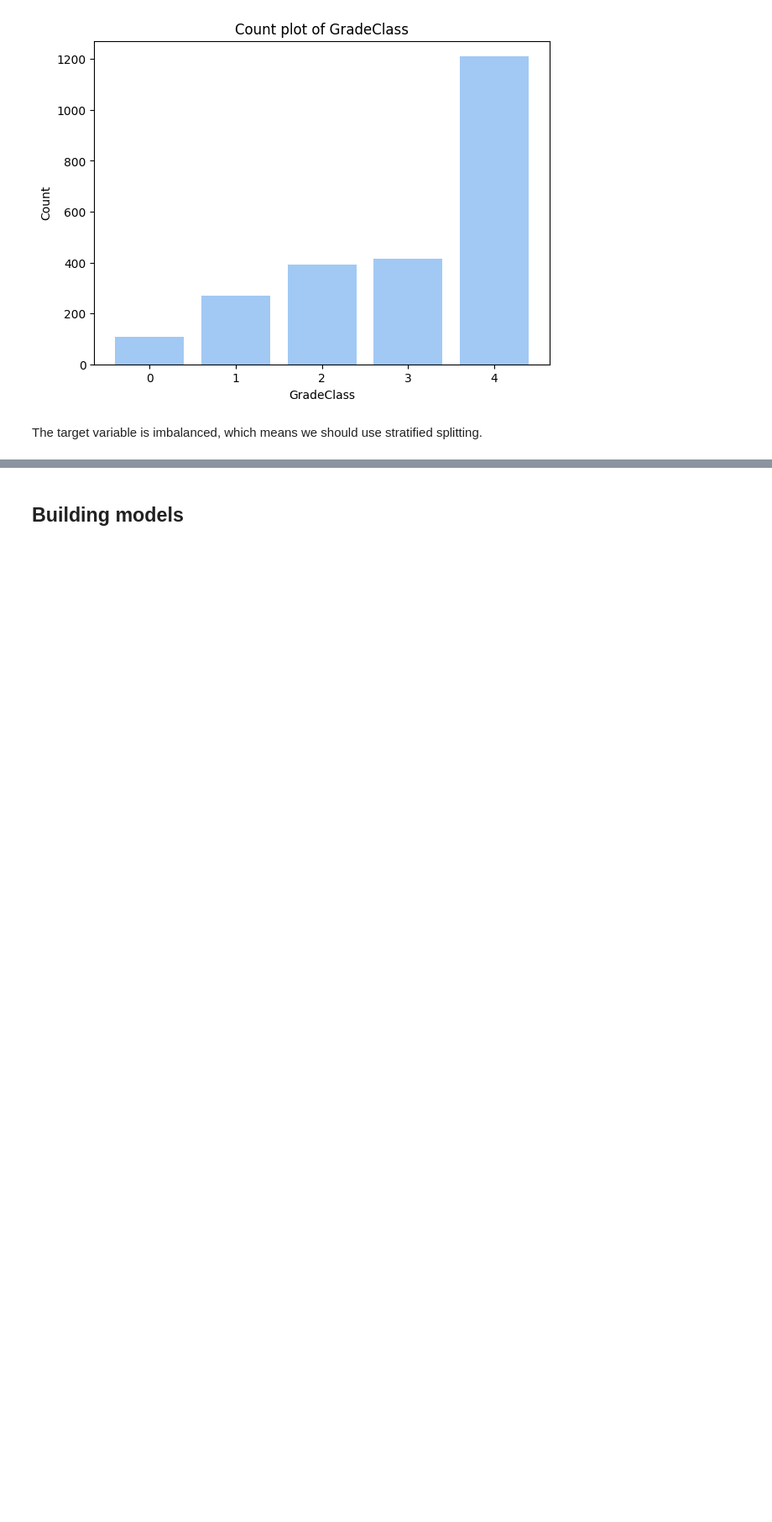
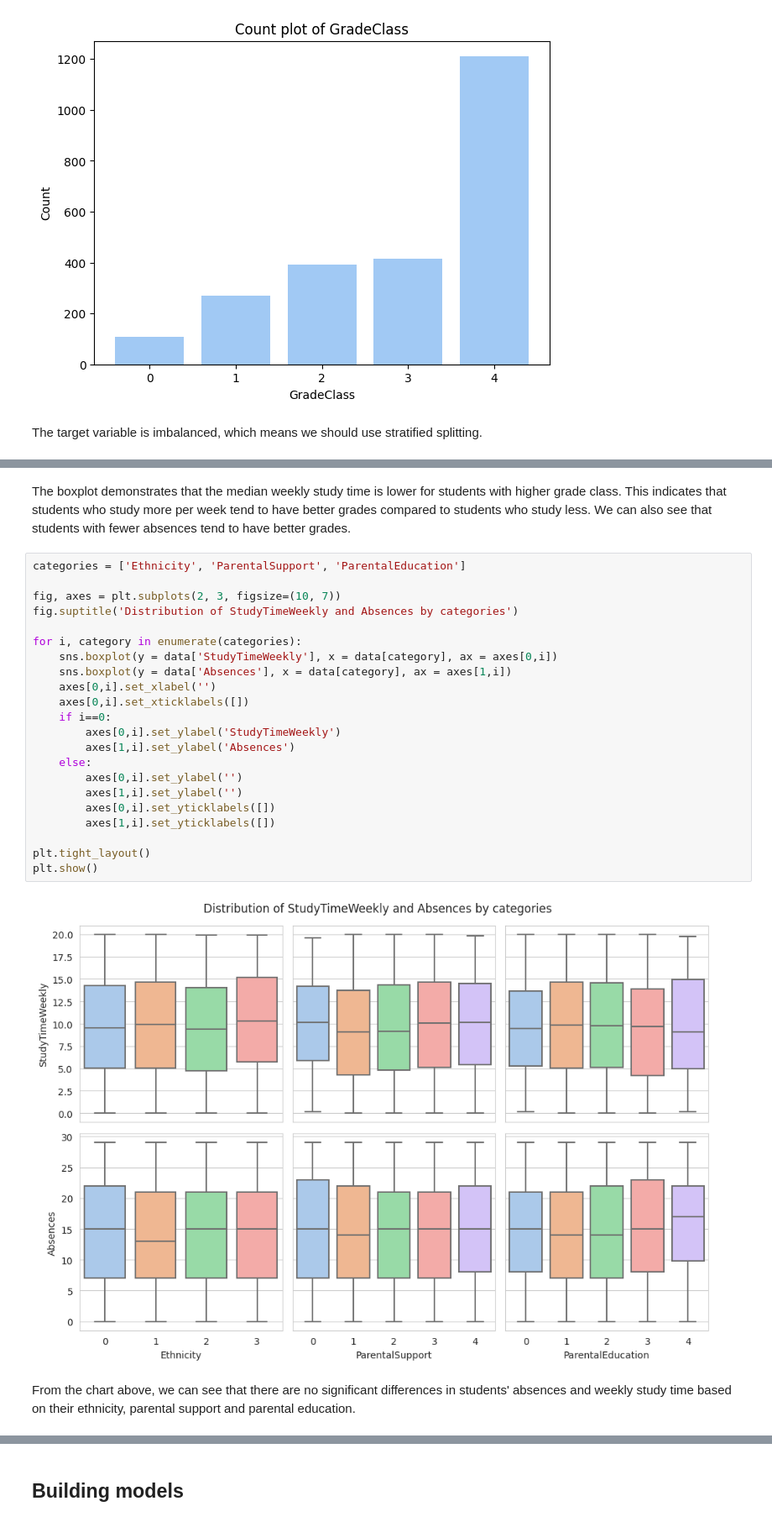
Before and after one commit to dstpnwska/StudentsPerformance, a Jupyter notebook: students-performance.ipynb, the cells around one changed output, grey strips where cells are left out. Shown at 84% size. Cells and saved outputs as stored; diff of their text form; blank space fills up the shorter version.

```diff
--- a/students-performance.ipynb
+++ b/students-performance.ipynb
@@ -207,0 +218,28 @@ The target variable is imbalanced, which means we should use stratified splittin
+# %% [markdown]
+The boxplot demonstrates that the median weekly study time is lower for students with higher grade class. This indicates that students who study more per week tend to have better grades compared to students who study less. We can also see that students with fewer absences tend to have better grades.
+# %%
+categories = ['Ethnicity', 'ParentalSupport', 'ParentalEducation']
+
+fig, axes = plt.subplots(2, 3, figsize=(10, 7))
+fig.suptitle('Distribution of StudyTimeWeekly and Absences by categories')
+
+for i, category in enumerate(categories):
+    sns.boxplot(y = data['StudyTimeWeekly'], x = data[category], ax = axes[0,i])
+    sns.boxplot(y = data['Absences'], x = data[category], ax = axes[1,i])
+    axes[0,i].set_xlabel('')
+    axes[0,i].set_xticklabels([])
+    if i==0:
+        axes[0,i].set_ylabel('StudyTimeWeekly')
+        axes[1,i].set_ylabel('Absences')
+    else:
+        axes[0,i].set_ylabel('')
+        axes[1,i].set_ylabel('')
+        axes[0,i].set_yticklabels([])
+        axes[1,i].set_yticklabels([])
+
+plt.tight_layout()
+plt.show()
+# %% [output]
+[figure, added]
+# %% [markdown]
+From the chart above, we can see that there are no significant differences in students' absences and weekly study time based on their ethnicity, parental support and parental education.
```
Also changed, not shown: parts of 18 cells of this notebook.
